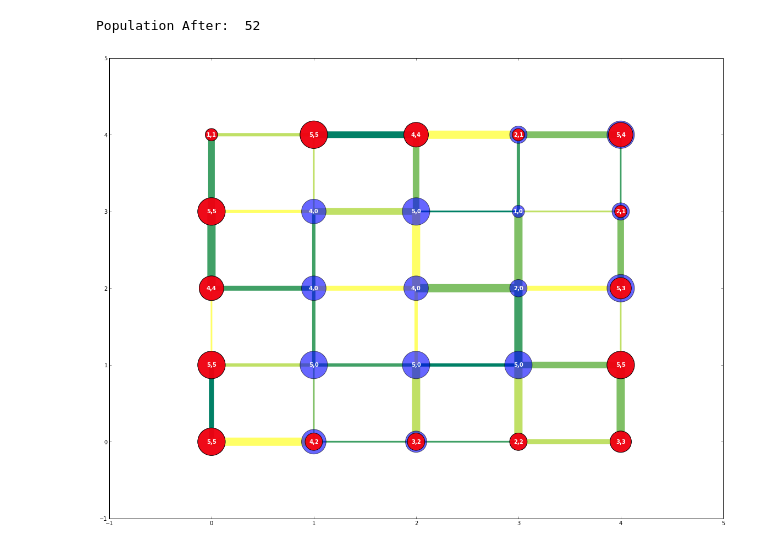
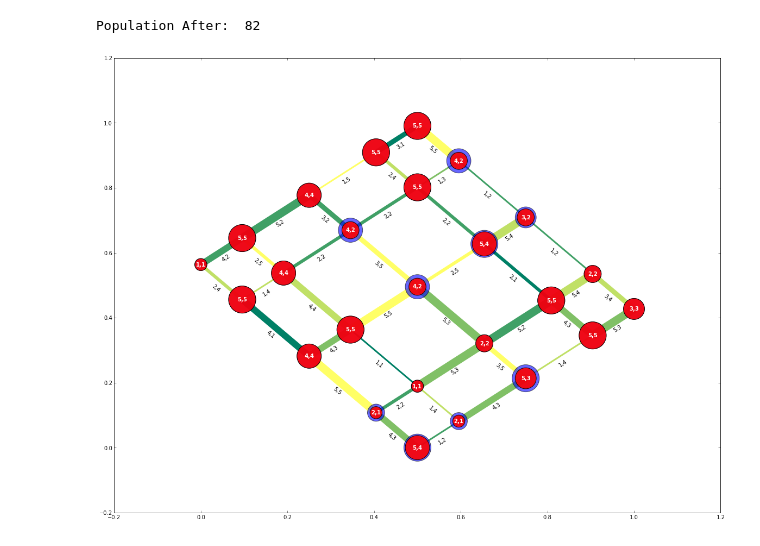
Before and after one commit to ruffsl/CS6601P1, a Jupyter notebook: Code/Python/Scrap Work.ipynb, the cells around one changed output. Saved outputs shown, nothing was run; the diff lists cells and outputs as text; code cells hidden in the pictures.

Commit message:
Fig save option now added to class

```diff
--- a/Code/Python/Scrap Work.ipynb
+++ b/Code/Python/Scrap Work.ipynb
@@ -181,6 +181,42 @@ class CCRP(object):
                 S = self.updateSourses(R, S)
         self.removeSuper()
         return self.G
+
+    def drawGraph(self, figsize=(20,15), saveFig=False, fname=None, flabel=None):
+        fig = figure(figsize=figsize)
+        edgewidth = []
+        nodelabels = {}
+        edgelabels = {}
+        for (u,d) in self.G.nodes(data=True):
+            nodelabels[u] = str(d['cap']) + ',' + str(d['pop'])
+        for (u,v,d) in self.G.edges(data=True):
+            edgewidth.append(d['cap']*3)
+            edgelabels[(u,v)] = str('\n\n\n') + str(d['cap']) + ',' + str(d['time'])
+        #pos = nx.spring_layout(self.G, weight='time'*-1, iterations=50)
+        pos = nx.spectral_layout(self.G)
+        #pos = dict((node,node) for node in self.G.nodes())
+        edge_colors = list(edge[2]['time'] for edge in self.G.edges(data=True))
+        #edge_cmap = plt.cm.RdYlGn_r
+        edge_cmap = plt.cm.summer
+        #edge_cmap = plt.cm.Greens_r
+        nodepop=[self.G.node[node]['pop']*500 for node in self.G]
+        nodecap=[self.G.node[node]['cap']*500 for node in self.G]
+
+        nx.draw_networkx_edges (self.G, pos, width = edgewidth, edge_color=edge_colors, edge_cmap=edge_cmap)
+        nx.draw_networkx_nodes (self.G, pos, node_size=nodecap, node_color='b', alpha=.6)
+        nx.draw_networkx_nodes (self.G, pos, node_size=nodepop, node_color='r', alpha=.9)
+        nx.draw_networkx_labels(self.G, pos, labels=nodelabels, font_size=10, font_color='w', font_weight='bold')
+        bbox = dict(alpha=0.0)
+        nx.draw_networkx_edge_labels(self.G, pos, edge_labels = edgelabels, font_size=10, font_color='k', bbox=bbox)
+        if saveFig:
+            if ~(fname==None):
+                fname = 'CCRP_'\
+                + str(ccrp.graph_type) + '_'\
+                + str(ccrp.graph_shape[0]) +'x'\
+                + str(ccrp.graph_shape[1])\
+                + flabel +'.pdf'
+            fig.savefig(fname)
+        return fig
 # %%
 ccrp = CCRP(graph_shape=[5, 5], seed = 42)
 print 'Population Before: ', ccrp.getPop()
@@ -223,7 +234,7 @@ def drawGraph(G):
 # %%
 #nx.draw_spectral(G)
-print 'Population After: ', getPop(G)
-figG = drawGraph(G)
+print 'Population After: ', ccrp.getPop()
+figG = ccrp.drawGraph(saveFig=True, flabel='_After_1')
 # %% [output]
-Population After:  52
+Population After:  82
-[figure, old version]
+[figure, new version]
```
Also changed, not shown: parts of 2 cells of this notebook, 2 other files.
